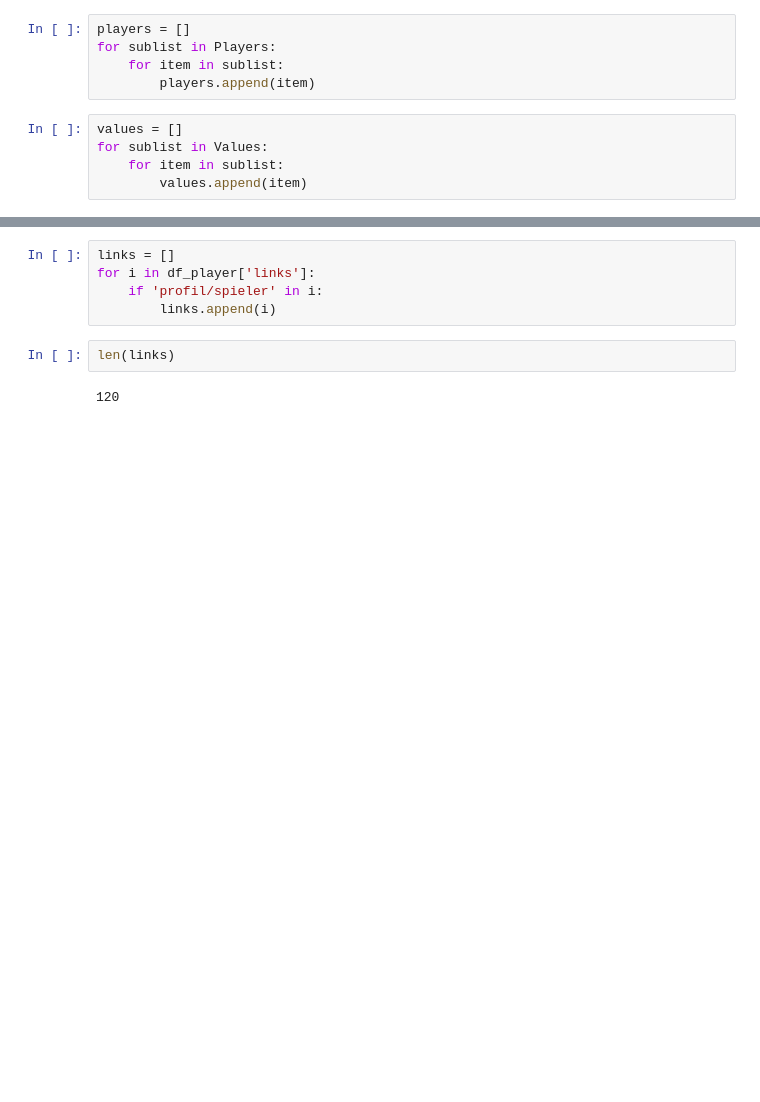
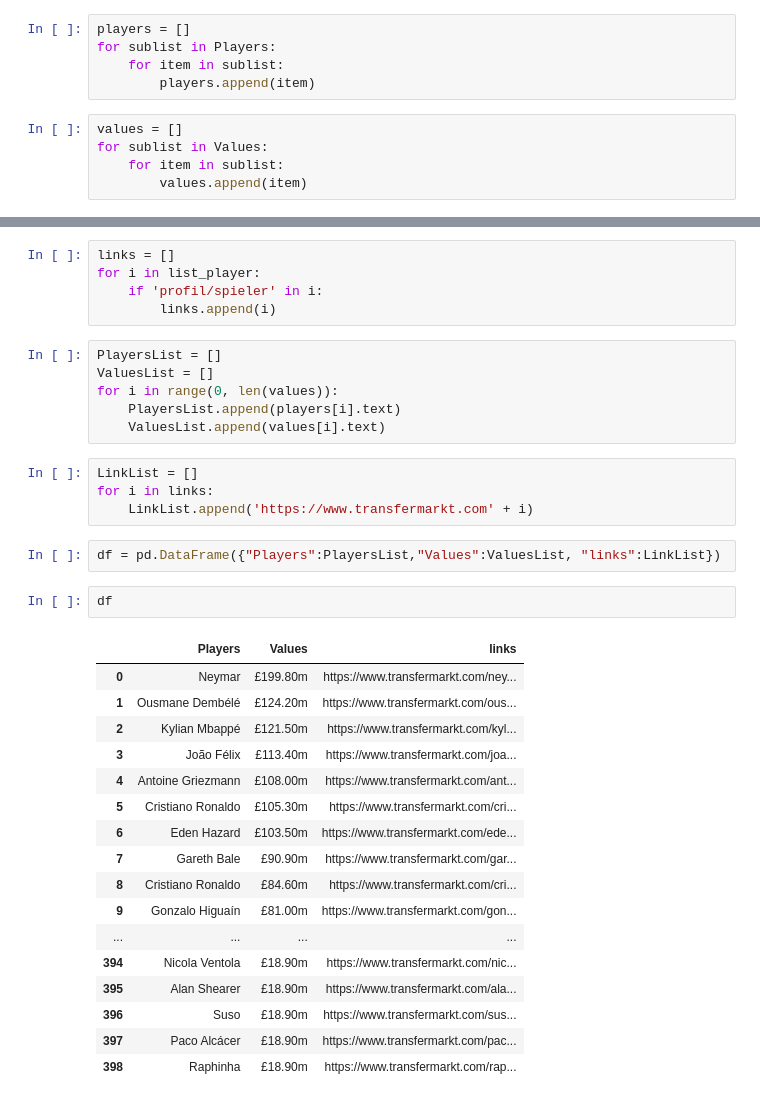
Before and after one commit to ozerm/Soccer_player_transfer_value_prediction, a Jupyter notebook: Main1.ipynb, the cells around one changed output, grey strips where cells are left out. Cells and saved outputs as stored; diff of their text form; blank space fills up the shorter version.

```diff
--- a/Main1.ipynb
+++ b/Main1.ipynb
@@ -67,9 +47,37 @@ df_player.columns = ['links']
 # %%
 links = []
-for i in df_player['links']:
+for i in list_player:
     if 'profil/spieler' in i:
         links.append(i)
-# %%
-len(links)
-# %% [output]
-120
+# %%
+PlayersList = []
+ValuesList = []
+for i in range(0, len(values)):
+    PlayersList.append(players[i].text)
+    ValuesList.append(values[i].text)
+# %%
+LinkList = []
+for i in links:
+    LinkList.append('https://www.transfermarkt.com' + i)
+# %%
+df = pd.DataFrame({"Players":PlayersList,"Values":ValuesList, "links":LinkList})
+# %%
+df
+# %% [output]
+|  | Players | Values | links |
+| 0 | Neymar | £199.80m | https://www.transfermarkt.com/ney... |
+| 1 | Ousmane Dembélé | £124.20m | https://www.transfermarkt.com/ous... |
+| 2 | Kylian Mbappé | £121.50m | https://www.transfermarkt.com/kyl... |
+| 3 | João Félix | £113.40m | https://www.transfermarkt.com/joa... |
+| 4 | Antoine Griezmann | £108.00m | https://www.transfermarkt.com/ant... |
+| 5 | Cristiano Ronaldo | £105.30m | https://www.transfermarkt.com/cri... |
+| 6 | Eden Hazard | £103.50m | https://www.transfermarkt.com/ede... |
+| 7 | Gareth Bale | £90.90m | https://www.transfermarkt.com/gar... |
+| 8 | Cristiano Ronaldo | £84.60m | https://www.transfermarkt.com/cri... |
+| 9 | Gonzalo Higuaín | £81.00m | https://www.transfermarkt.com/gon... |
+| ... | ... | ... | ... |
+| 394 | Nicola Ventola | £18.90m | https://www.transfermarkt.com/nic... |
+| 395 | Alan Shearer | £18.90m | https://www.transfermarkt.com/ala... |
+| 396 | Suso | £18.90m | https://www.transfermarkt.com/sus... |
+| 397 | Paco Alcácer | £18.90m | https://www.transfermarkt.com/pac... |
+| 398 | Raphinha | £18.90m | https://www.transfermarkt.com/rap... |
```
Also changed, not shown: parts of 9 cells of this notebook.
